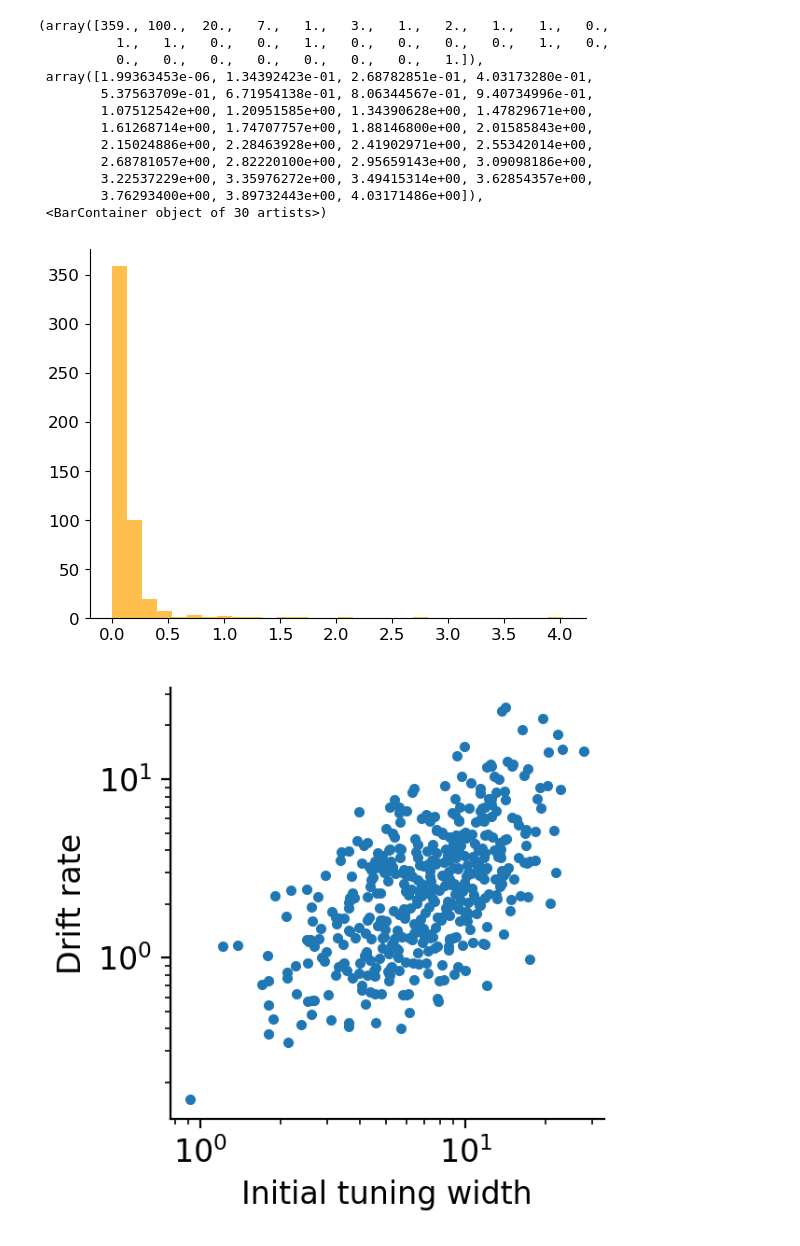
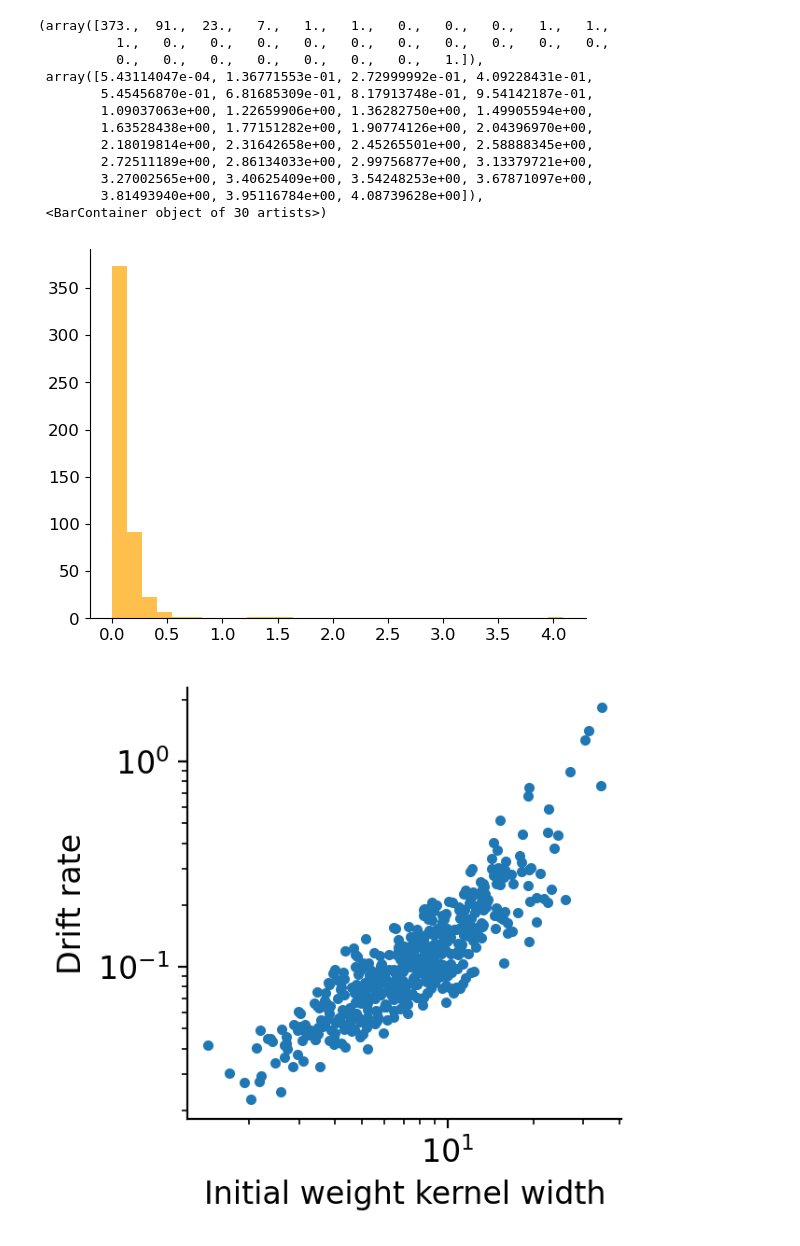
Before and after one commit to divyanshgupt/drift_model_2026, a Jupyter notebook: scripts/08-26 - analytics/1A - FF - cotuned/8. single_neuron_drift.ipynb, the cells around one changed output. Drawn from its saved outputs; the diff is of its cells as text; code cells hidden in the pictures.

```diff
--- a/scripts/08-26 - analytics/1A - FF - cotuned/8. single_neuron_drift.ipynb
+++ b/scripts/08-26 - analytics/1A - FF - cotuned/8. single_neuron_drift.ipynb
@@ -9,16 +9,17 @@ plt.rcParams["axes.spines.right"] = False
 plt.rcParams["axes.spines.top"] = False
 plt.rcParams["font.size"] = 12
 plt.rcParams["legend.frameon"] = False
+plt.rcParams["lines.linewidth"] = 2
 # %%
 lr = 0.01
 a = 10
 N = 500
 N_i = 500
 prop_shift = 0.0
-hebb_k = 0
+hebb_k = 0.3
 eta_k = 1.0
 w_clip = False
-n_days = 30
+n_days = 2
 vars_ef = np.random.lognormal(mean=2, sigma=0.6, size=N)
 
 def gaussian(x, mu, sigma):
@@ -134,8 +135,9 @@ def run_sim():
     r_e_rec = []
 
     POs = []
-    w,w_if, w_ei = init_weights(N, N_i)
-    w_rec = [w]
+    w_ef, w_if, w_ei = init_weights(N, N_i)
+    w_rec = [w_ef]
+    w = w_ef.copy()
     if w_clip:
         w_max = 1.5 * np.percentile(w, 99)  # set w_max to the 99th percentile of initial weights
     for t in range(n_steps):
@@ -150,7 +152,7 @@ def run_sim():
         w_rec.append(w)
         POs.append(PO_estimate(w, w_if, w_ei, method='circular_mean', min_r=0.05))
 
-    return r_f_rec, r_i_rec, r_e_rec, w_rec, POs
+    return r_f_rec, r_i_rec, r_e_rec, w_rec, w_ef, w_if, w_ei, POs
 
 def drift_metrics(POs, ref_angle=90):
     preferences = POs.T
@@ -164,7 +166,7 @@ def drift_metrics(POs, ref_angle=90):
     convergence = np.array([initial_dist - distances[:, t] for t in range(preferences.shape[1] - 1)])
     return drift_mag, drift_rate, convergence
 # %%
-r_f_rec, r_i_rec, r_e_rec, w_rec, POs = run_sim()
+r_f_rec, r_i_rec, r_e_rec, w_rec, w_ef, w_if, w_ei, POs = run_sim()
 # %%
 
 cell_idx = 249
@@ -257,19 +248,19 @@ axs[1].set_xlim(10, 200)
 # %%
 plt.hist(drift_rate[10], bins=30, color='orange', alpha=0.7)
 # %% [output]
-(array([359., 100.,  20.,   7.,   1.,   3.,   1.,   2.,   1.,   1.,   0.,
-          1.,   1.,   0.,   0.,   1.,   0.,   0.,   0.,   0.,   1.,   0.,
+(array([373.,  91.,  23.,   7.,   1.,   1.,   0.,   0.,   0.,   1.,   1.,
+          1.,   0.,   0.,   0.,   0.,   0.,   0.,   0.,   0.,   0.,   0.,
           0.,   0.,   0.,   0.,   0.,   0.,   0.,   1.]),
- array([1.99363453e-06, 1.34392423e-01, 2.68782851e-01, 4.03173280e-01,
-        5.37563709e-01, 6.71954138e-01, 8.06344567e-01, 9.40734996e-01,
-        1.07512542e+00, 1.20951585e+00, 1.34390628e+00, 1.47829671e+00,
-        1.61268714e+00, 1.74707757e+00, 1.88146800e+00, 2.01585843e+00,
-        2.15024886e+00, 2.28463928e+00, 2.41902971e+00, 2.55342014e+00,
-        2.68781057e+00, 2.82220100e+00, 2.95659143e+00, 3.09098186e+00,
-        3.22537229e+00, 3.35976272e+00, 3.49415314e+00, 3.62854357e+00,
-        3.76293400e+00, 3.89732443e+00, 4.03171486e+00]),
+ array([5.43114047e-04, 1.36771553e-01, 2.72999992e-01, 4.09228431e-01,
+        5.45456870e-01, 6.81685309e-01, 8.17913748e-01, 9.54142187e-01,
+        1.09037063e+00, 1.22659906e+00, 1.36282750e+00, 1.49905594e+00,
+        1.63528438e+00, 1.77151282e+00, 1.90774126e+00, 2.04396970e+00,
+        2.18019814e+00, 2.31642658e+00, 2.45265501e+00, 2.58888345e+00,
+        2.72511189e+00, 2.86134033e+00, 2.99756877e+00, 3.13379721e+00,
+        3.27002565e+00, 3.40625409e+00, 3.54248253e+00, 3.67871097e+00,
+        3.81493940e+00, 3.95116784e+00, 4.08739628e+00]),
  <BarContainer object of 30 artists>)
-[figure, old version]
+[figure, new version]
 # %%
 # # Plot activity of the cell of interest over time
 # r_E = np.array(r_e_rec)[:, :]
@@ -292,10 +283,10 @@ plt.hist(drift_rate[10], bins=30, color='orange', alpha=0.7)
 # axs[2].set_ylabel('Activity')
 # %%
 plt.figure(figsize=(3, 3), dpi=200)
-plt.plot(vars_ef, np.median(drift_mag, axis=0), '.')
+plt.plot(vars_ef, np.median(drift_rate, axis=0), '.')
 plt.xscale('log')
-plt.xlabel('Initial tuning width')
+plt.xlabel('Initial weight kernel width')
 plt.ylabel("Drift rate")
 plt.yscale('log')
 # %% [output]
-[figure, old version]
+[figure, new version]
```
Also changed, not shown: parts of 8 cells of this notebook, 42 other files.
